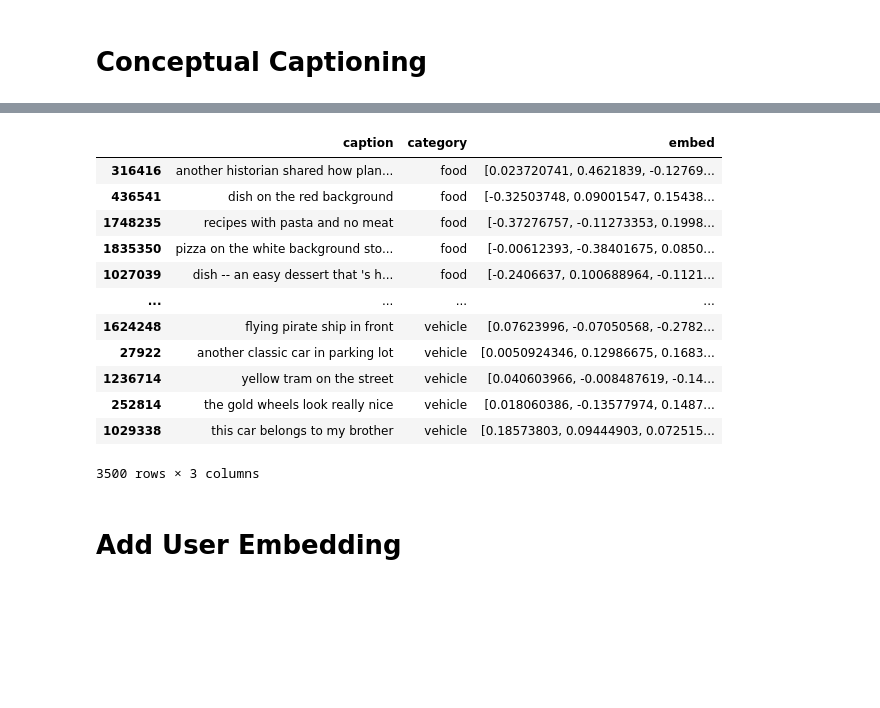
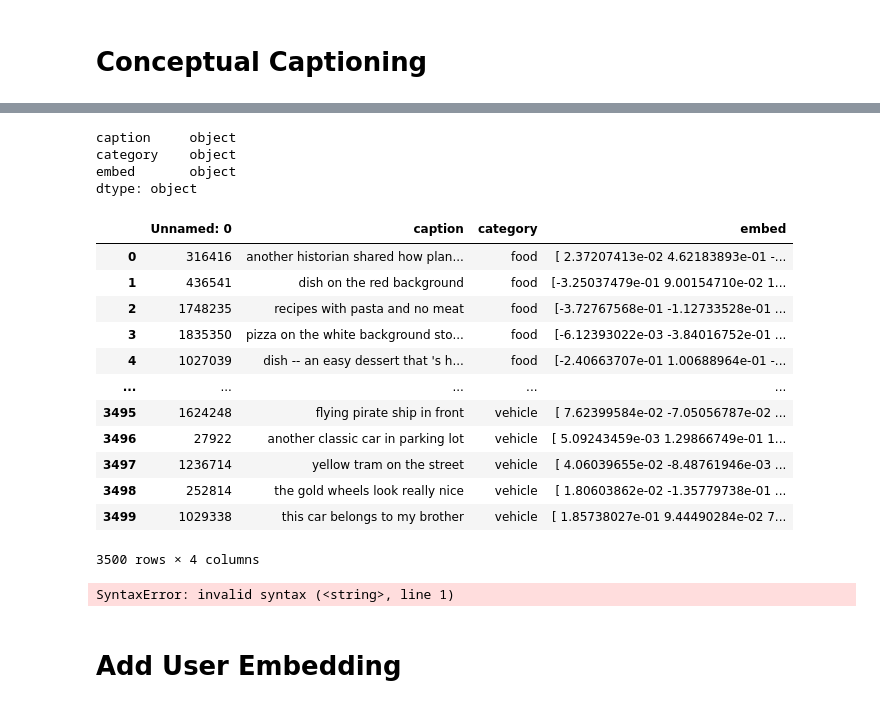
Before and after one commit to kitsamho/clip_app, a Jupyter notebook: research.ipynb, the cells around one changed output, grey strips where cells are left out. Cells and saved outputs as stored; diff of their text form; code cells hidden in the pictures; blank space fills up the shorter version.

```diff
--- a/research.ipynb
+++ b/research.ipynb
@@ -276,0 +284,7 @@ df.to_csv('test.csv')
+# %%
+df_p.dtypes
+# %% [output]
+caption     object
+category    object
+embed       object
+dtype: object
@@ -277,19 +293,21 @@ df.to_csv('test.csv')
+# %%
+x = pd.read_csv()
 # %%
-df
+x
 # %% [output]
-|  | caption | category | embed |
-| 316416 | another historian shared how plan... | food | [0.023720741, 0.4621839, -0.12769... |
-| 436541 | dish on the red background | food | [-0.32503748, 0.09001547, 0.15438... |
-| 1748235 | recipes with pasta and no meat | food | [-0.37276757, -0.11273353, 0.1998... |
-| 1835350 | pizza on the white background sto... | food | [-0.00612393, -0.38401675, 0.0850... |
-| 1027039 | dish -- an easy dessert that 's h... | food | [-0.2406637, 0.100688964, -0.1121... |
-| ... | ... | ... | ... |
-| 1624248 | flying pirate ship in front | vehicle | [0.07623996, -0.07050568, -0.2782... |
-| 27922 | another classic car in parking lot | vehicle | [0.0050924346, 0.12986675, 0.1683... |
-| 1236714 | yellow tram on the street | vehicle | [0.040603966, -0.008487619, -0.14... |
-| 252814 | the gold wheels look really nice | vehicle | [0.018060386, -0.13577974, 0.1487... |
-| 1029338 | this car belongs to my brother | vehicle | [0.18573803, 0.09444903, 0.072515... |
+|  | Unnamed: 0 | caption | category | embed |
+| 0 | 316416 | another historian shared how plan... | food | [ 2.37207413e-02 4.62183893e-01 -... |
+| 1 | 436541 | dish on the red background | food | [-3.25037479e-01 9.00154710e-02 1... |
+| 2 | 1748235 | recipes with pasta and no meat | food | [-3.72767568e-01 -1.12733528e-01 ... |
+| 3 | 1835350 | pizza on the white background sto... | food | [-6.12393022e-03 -3.84016752e-01 ... |
+| 4 | 1027039 | dish -- an easy dessert that 's h... | food | [-2.40663707e-01 1.00688964e-01 -... |
+| ... | ... | ... | ... | ... |
+| 3495 | 1624248 | flying pirate ship in front | vehicle | [ 7.62399584e-02 -7.05056787e-02 ... |
+| 3496 | 27922 | another classic car in parking lot | vehicle | [ 5.09243459e-03 1.29866749e-01 1... |
+| 3497 | 1236714 | yellow tram on the street | vehicle | [ 4.06039655e-02 -8.48761946e-03 ... |
+| 3498 | 252814 | the gold wheels look really nice | vehicle | [ 1.80603862e-02 -1.35779738e-01 ... |
+| 3499 | 1029338 | this car belongs to my brother | vehicle | [ 1.85738027e-01 9.44490284e-02 7... |
-3500 rows × 3 columns
+3500 rows × 4 columns
 # %%
 def read_in_cached_clip_embeddings(path):
     df = pd.read_csv(path)
@@ -297,3 +318,7 @@ def read_in_cached_clip_embeddings(path):
+# %%
+eval(x.embed[0])
+# %% [output]
+SyntaxError: invalid syntax (<string>, line 1)
 # %% [markdown]
 # Add User Embedding
 # %%
```
Also changed, not shown: parts of 10 cells of this notebook, 10 other files.
